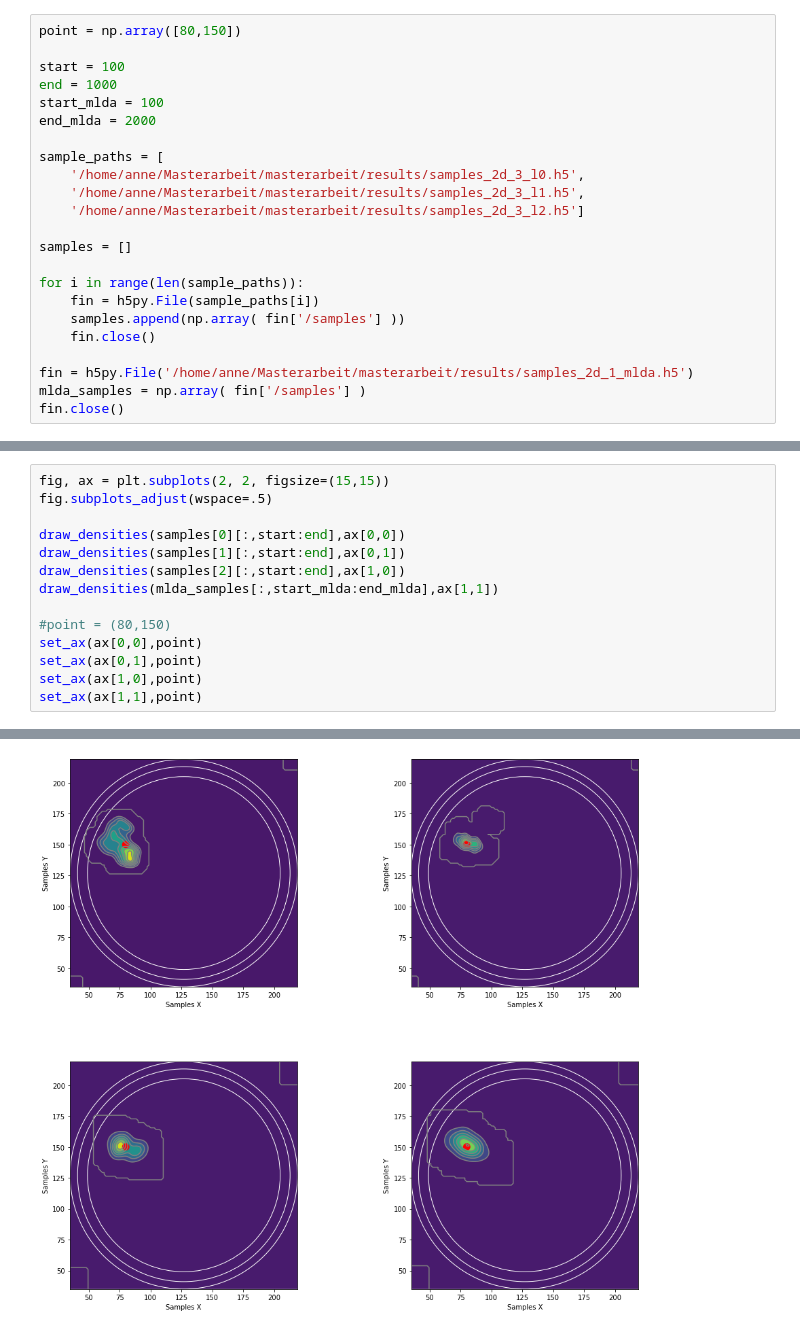
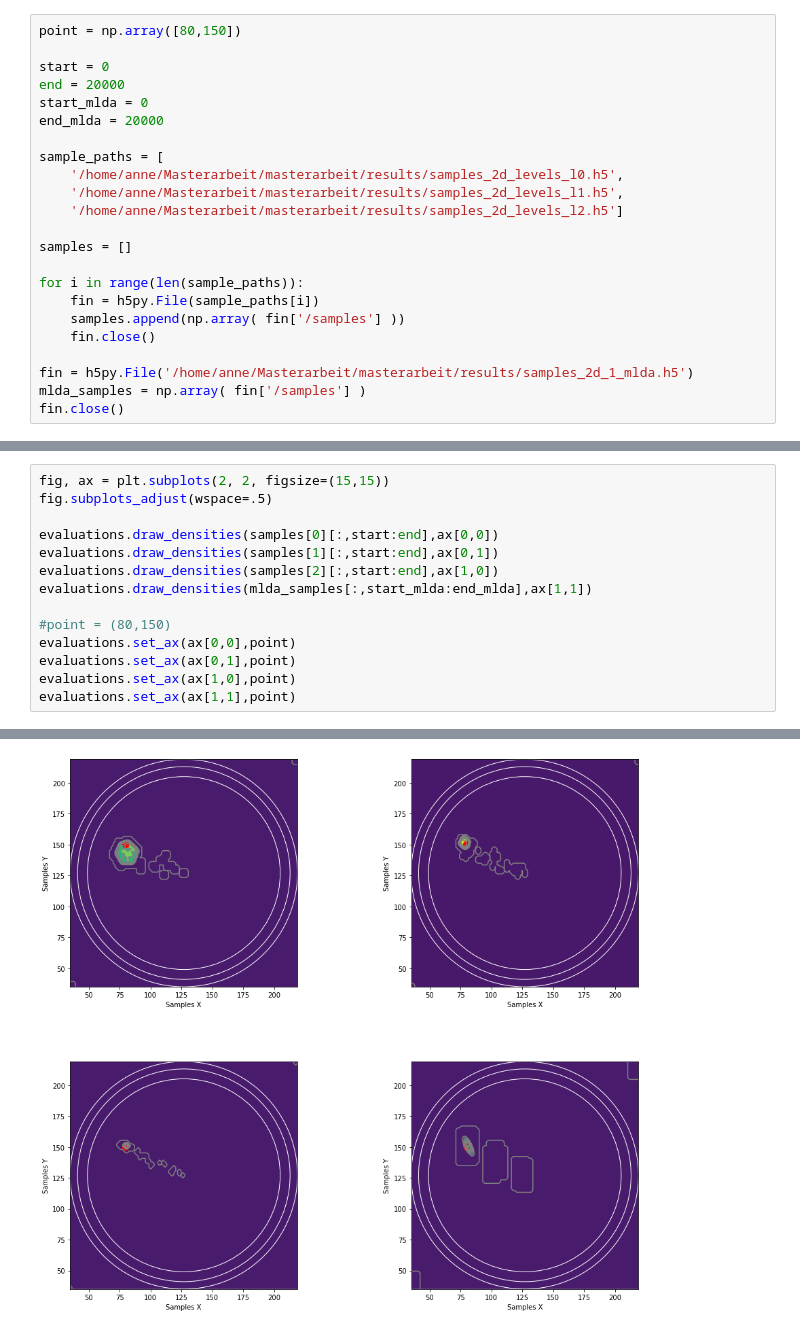
Before and after one commit to annegretW/Masterarbeit_EEG_Uncertainties, a Jupyter notebook: masterarbeit/2d/plot.ipynb, the cells around one changed output, grey strips where cells are left out. Drawn from its saved outputs; the diff is of its cells as text.

```diff
--- a/masterarbeit/2d/plot.ipynb
+++ b/masterarbeit/2d/plot.ipynb
@@ -9,15 +10,15 @@ import meshio
 # %%
 point = np.array([80,150])
 
-start = 100
-end = 1000
-start_mlda = 100
-end_mlda = 2000
+start = 0
+end = 20000
+start_mlda = 0
+end_mlda = 20000
 
 sample_paths = [
-    '/home/anne/Masterarbeit/masterarbeit/results/samples_2d_3_l0.h5',
-    '/home/anne/Masterarbeit/masterarbeit/results/samples_2d_3_l1.h5',
-    '/home/anne/Masterarbeit/masterarbeit/results/samples_2d_3_l2.h5']
+    '/home/anne/Masterarbeit/masterarbeit/results/samples_2d_levels_l0.h5',
+    '/home/anne/Masterarbeit/masterarbeit/results/samples_2d_levels_l1.h5',
+    '/home/anne/Masterarbeit/masterarbeit/results/samples_2d_levels_l2.h5']
 
 samples = []
 
@@ -150,14 +114,14 @@ set_ax(ax[1,1],point)
 fig, ax = plt.subplots(2, 2, figsize=(15,15))
 fig.subplots_adjust(wspace=.5)
 
-draw_densities(samples[0][:,start:end],ax[0,0])
-draw_densities(samples[1][:,start:end],ax[0,1])
-draw_densities(samples[2][:,start:end],ax[1,0])
-draw_densities(mlda_samples[:,start_mlda:end_mlda],ax[1,1])
+evaluations.draw_densities(samples[0][:,start:end],ax[0,0])
+evaluations.draw_densities(samples[1][:,start:end],ax[0,1])
+evaluations.draw_densities(samples[2][:,start:end],ax[1,0])
+evaluations.draw_densities(mlda_samples[:,start_mlda:end_mlda],ax[1,1])
 
 #point = (80,150)
-set_ax(ax[0,0],point)
-set_ax(ax[0,1],point)
-set_ax(ax[1,0],point)
-set_ax(ax[1,1],point)
+evaluations.set_ax(ax[0,0],point)
+evaluations.set_ax(ax[0,1],point)
+evaluations.set_ax(ax[1,0],point)
+evaluations.set_ax(ax[1,1],point)
 # %% [output]
@@ -165 +128 @@ set_ax(ax[1,1],point)
-[figure, old version]
+[figure, new version]
```
Also changed, not shown: parts of 6 cells of this notebook, 5 other files.
